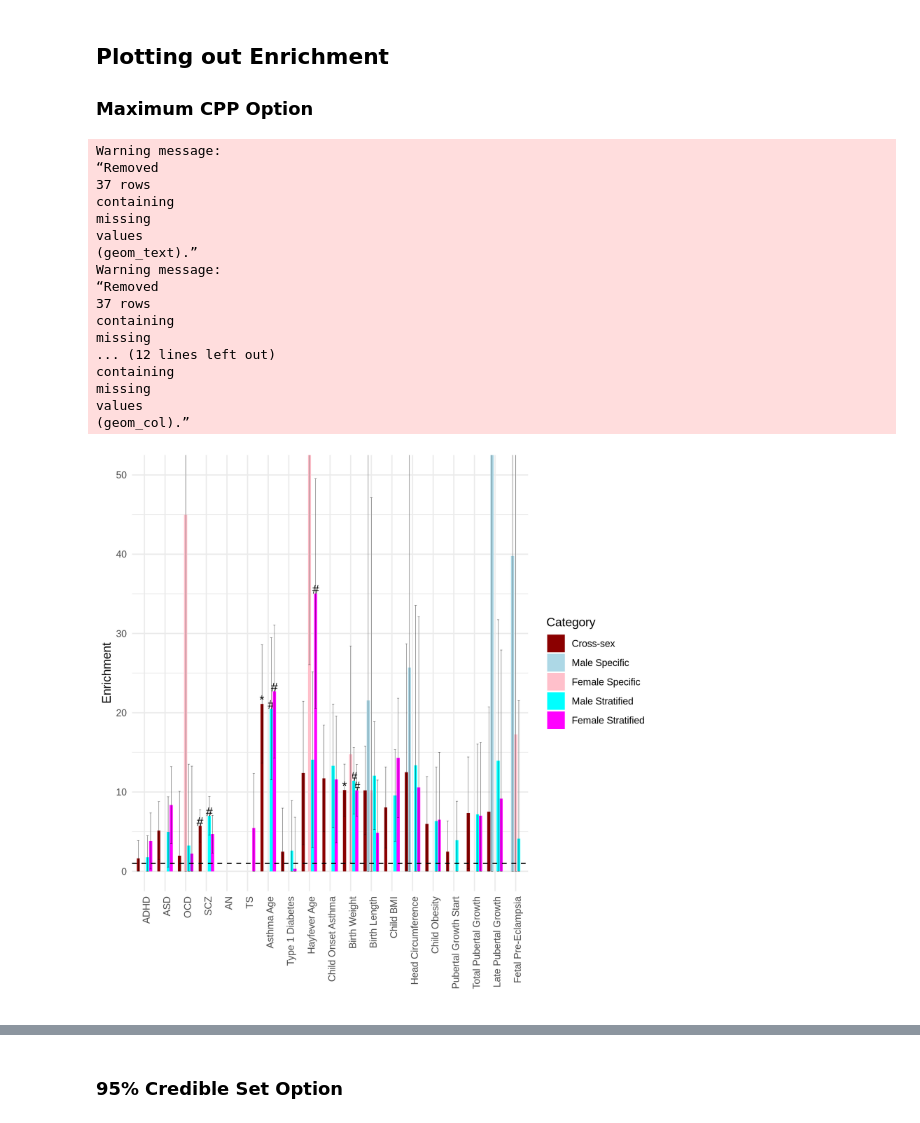
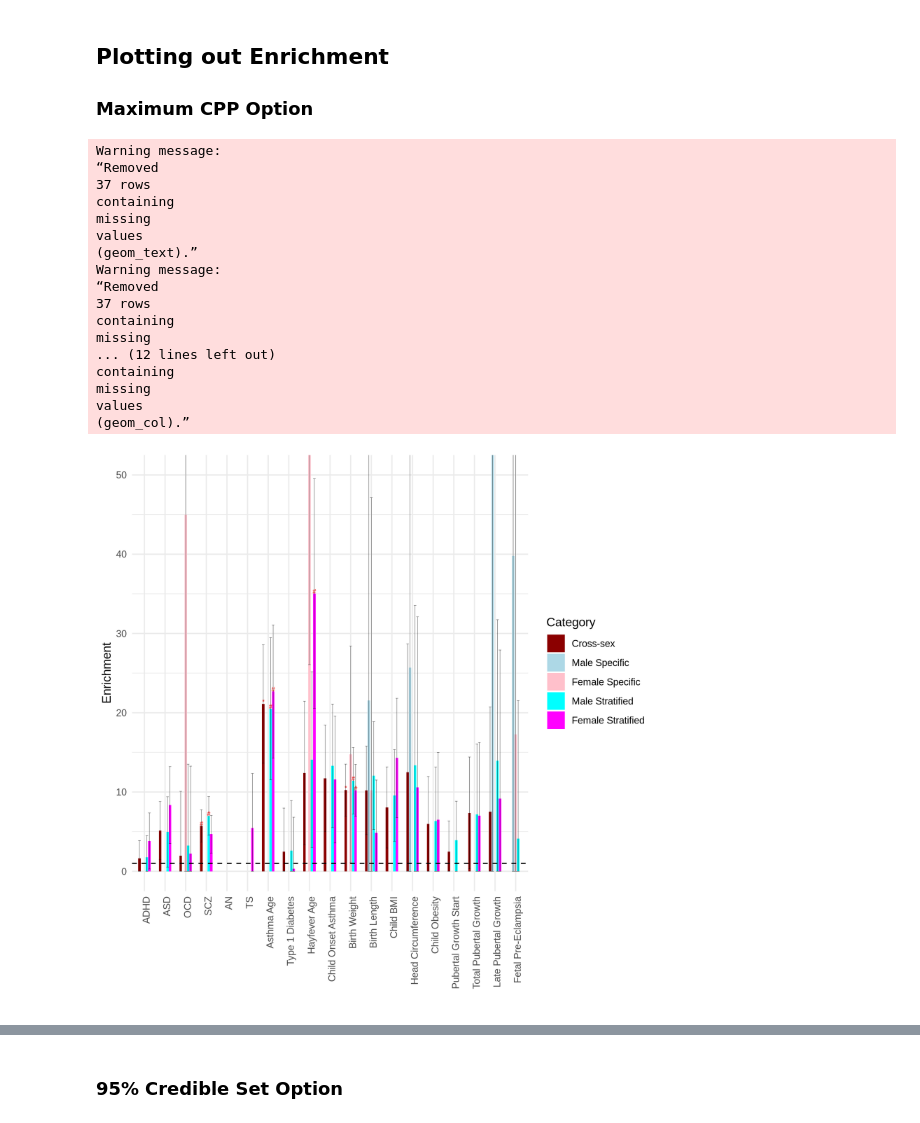
Before and after one commit to wilcas/sex_specific_mQTL, a Jupyter notebook: delahaye_mQTL_analyses/top_cpg_ldsc_analysis.ipynb, the cells around one changed output, grey strips where cells are left out. Drawn from its saved outputs; the diff is of its cells as text; code cells hidden in the pictures.

Commit message:
fixing up figures for LDSC work

```diff
--- a/delahaye_mQTL_analyses/top_cpg_ldsc_analysis.ipynb
+++ b/delahaye_mQTL_analyses/top_cpg_ldsc_analysis.ipynb
@@ -367,7 +367,8 @@ to_plot <- filtered[,
     )
 ]
 to_plot[,`:=`(sig_enrich_GWAS = p.adjust(Enrichment_p,method="BH") < 0.05,sig_tau_GWAS = p.adjust(tau_p,method="BH") < 0.05 ),by="GWAS"]
-pos <- position_dodge(width=0.75)
+bar_width <- 0.6
+pos <- position_dodge(width=bar_width)
 final_plot_df <- rbind(to_plot,to_plot_specific,to_plot_stratified) %>% mutate(GWAS= recode(GWAS,!!!new_trait_key))
 final_plot_df[Enrichment < 0, c("Enrichment","Enrichment_std_error","sig_enrich","sig_enrich_GWAS","tau","tau_std_error","sig_tau","sig_tau_GWAS")] <- NA
 ggplot(
@@ -381,10 +382,10 @@ ggplot(
         ymax=Enrichment + Enrichment_std_error
     )
 )+
-    geom_text(color="black",position=pos,vjust=0)+
-    geom_col(position=pos,width=0.75)+
+    geom_text(color="red",position=pos,vjust=0,size=2)+
+    geom_col(position=pos,width=bar_width)+
     coord_cartesian(ylim=c(0,50))+
-    geom_errorbar(width=0.5,size=0.1,position=pos) +
+    geom_errorbar(width=bar_width,size=0.1,position=pos) +
     geom_hline(yintercept = 1,linetype="dashed")+
     scale_fill_manual(values=c("dark red","light blue","pink","cyan","magenta"))+
     labs(x="")+
@@ -396,34 +397,34 @@ ggplot(
         GWAS,
         tau,
         fill = Category,
         label=ifelse(sig_tau,"*",ifelse(sig_tau_GWAS,"#","")),
         ymin= tau - tau_std_error,
         ymax=tau + tau_std_error
     )
 )+
-    geom_text(color="black",position=pos,vjust=0)+
-    geom_col(position=pos,width=0.75)+
-    geom_errorbar(width=0.5,size=0.1,position=pos) +
+    geom_text(color="red",position=pos,vjust=0,size=2)+
+    geom_col(position=pos,width=bar_width)+
+    geom_errorbar(width=bar_width,size=0.1,position=pos) +
     scale_fill_manual(values=c("dark red","light blue","pink","cyan","magenta"))+
     labs(y=bquote(tau^"*"),x="")+
     theme_minimal()+
     theme(axis.text.x = element_text(angle=90,hjust=1,vjust=0.75))
 # %% [output]
 Warning message:
 “Removed
 37 rows
 containing
 missing
 values
 (geom_text).”
 Warning message:
 “Removed
 37 rows
 containing
 missing
 ... (12 lines left out)
 containing
 missing
 values
 (geom_col).”
-[figure, old version]
+[figure, new version]
```
Also changed, not shown: parts of 7 cells of this notebook.
